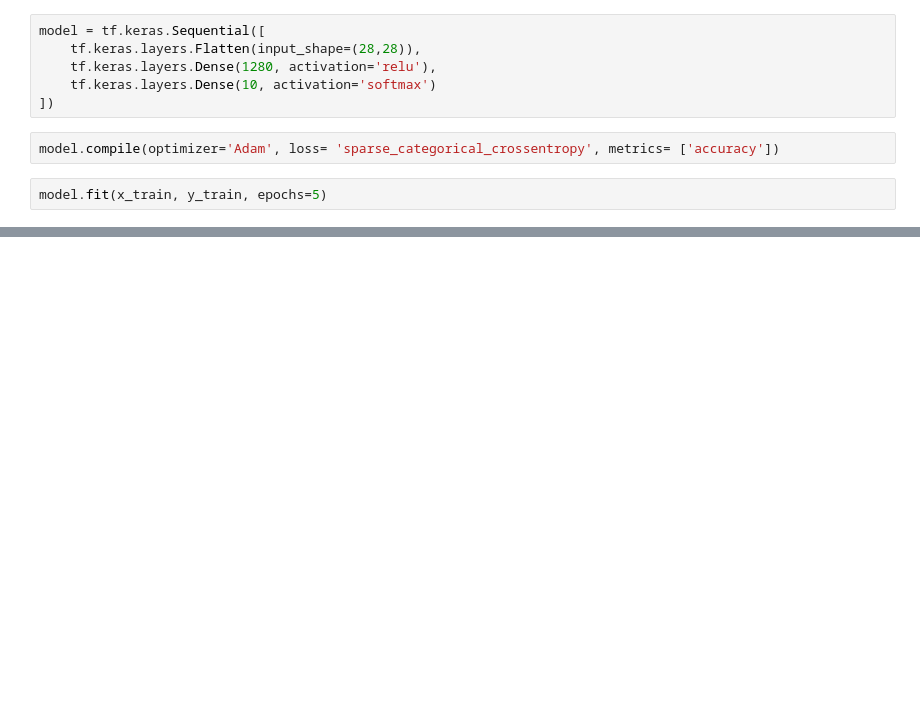
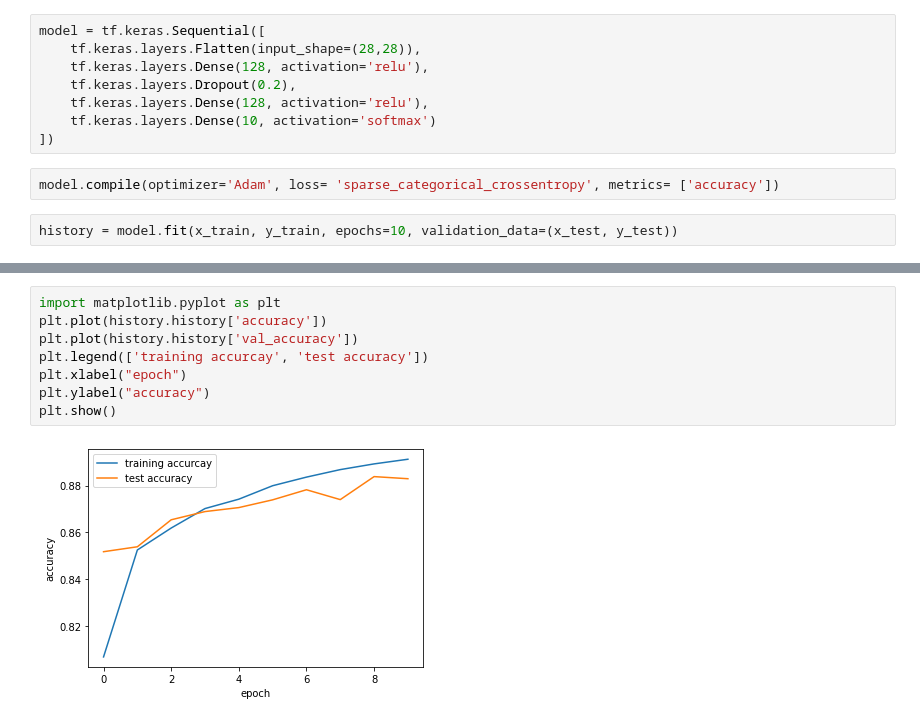
Before and after one commit to AysaTabrizi/TensorFlow_Certification, a Jupyter notebook: Aysa_Fashion_MNIST.ipynb, the cells around one changed output, grey strips where cells are left out. Cells and saved outputs as stored; diff of their text form; blank space fills up the shorter version.

```diff
--- a/Aysa_Fashion_MNIST.ipynb
+++ b/Aysa_Fashion_MNIST.ipynb
@@ -12,11 +20,13 @@ x_train, x_test = x_train/255.0, x_test/255.0
 # %%
 model = tf.keras.Sequential([
     tf.keras.layers.Flatten(input_shape=(28,28)),
-    tf.keras.layers.Dense(1280, activation='relu'),
+    tf.keras.layers.Dense(128, activation='relu'),
+    tf.keras.layers.Dropout(0.2),
+    tf.keras.layers.Dense(128, activation='relu'),
     tf.keras.layers.Dense(10, activation='softmax')
 ])
 # %%
 model.compile(optimizer='Adam', loss= 'sparse_categorical_crossentropy', metrics= ['accuracy'])
 # %%
-model.fit(x_train, y_train, epochs=5)
+history = model.fit(x_train, y_train, epochs=10, validation_data=(x_test, y_test))
 # %% [output]
@@ -33,0 +53,10 @@ Epoch 5/5
+# %%
+import matplotlib.pyplot as plt
+plt.plot(history.history['accuracy'])
+plt.plot(history.history['val_accuracy'])
+plt.legend(['training accurcay', 'test accuracy'])
+plt.xlabel("epoch")
+plt.ylabel("accuracy")
+plt.show()
+# %% [output]
+[figure, added]
```
Also changed, not shown: parts of 4 cells of this notebook.
